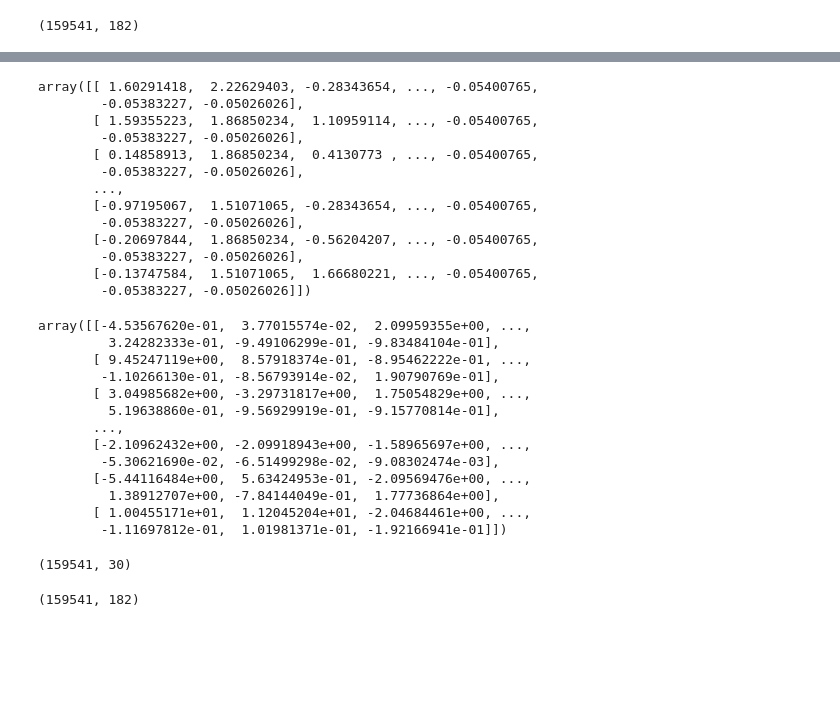
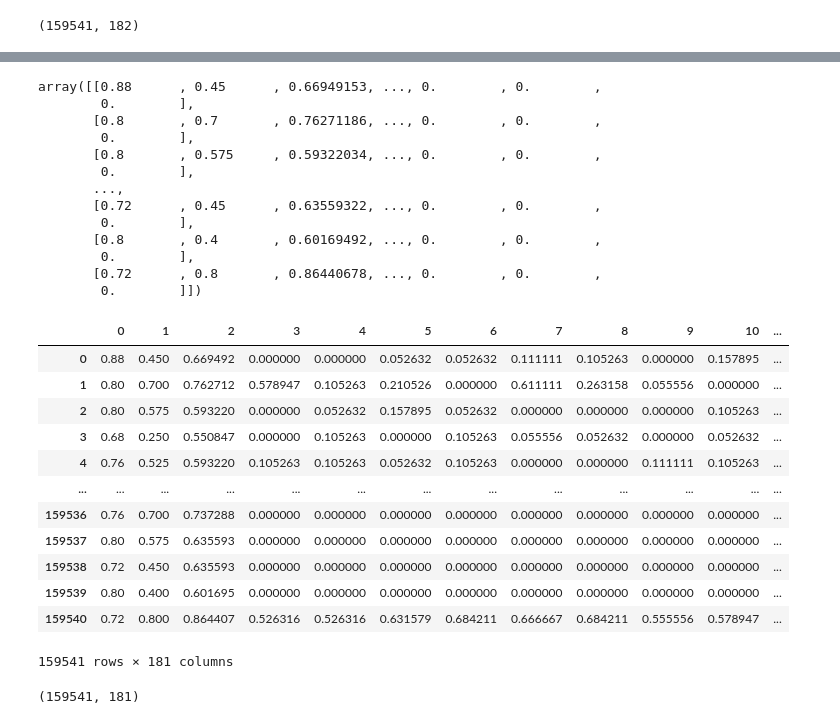
Before and after one commit to Anju123-ck/Dream-maker, a Jupyter notebook: DSA_B2_GROUP1_MAIN_PROJECT (2).ipynb, the cells around one changed output, grey strips where cells are left out. Drawn from its saved outputs; the diff is of its cells as text; code cells hidden in the pictures; blank space fills up the shorter version.

```diff
--- a/DSA_B2_GROUP1_MAIN_PROJECT (2).ipynb
+++ b/DSA_B2_GROUP1_MAIN_PROJECT (2).ipynb
@@ -664,30 +664,28 @@ data.describe()
 | 75% | 27.000000 | 185.000000 | 75.000000 | 3.000000 | 3.000000 | 3.000000 | 3.000000 | 3.000000 | ... |
 | max | 39.000000 | 200.000000 | 118.000000 | 20.000000 | 20.000000 | 20.000000 | 20.000000 | 19.000000 | ... |
 # %%
-from sklearn.preprocessing import LabelEncoder
-
-le=LabelEncoder()
-
-data['Name']=le.fit_transform(data['Name'])
+Name=data.Name.tolist()
+data=data.drop(['Name'],axis=1)
 # %%
-from sklearn.preprocessing import  StandardScaler
-scaler=StandardScaler()
-scaler.fit(data)
+from sklearn import preprocessing
 
-scaled_data=scaler.transform(data)
+x=data.values
+scaler=preprocessing.MinMaxScaler()
+x_scaled=scaler.fit_transform(x)
+x_norm=pd.DataFrame(x_scaled)
 # %%
-scaled_data
+x_scaled
 # %% [output]
-array([[ 1.60291418,  2.22629403, -0.28343654, ..., -0.05400765,
-        -0.05383227, -0.05026026],
-       [ 1.59355223,  1.86850234,  1.10959114, ..., -0.05400765,
-        -0.05383227, -0.05026026],
-       [ 0.14858913,  1.86850234,  0.4130773 , ..., -0.05400765,
-        -0.05383227, -0.05026026],
+array([[0.88      , 0.45      , 0.66949153, ..., 0.        , 0.        ,
+        0.        ],
+       [0.8       , 0.7       , 0.76271186, ..., 0.        , 0.        ,
+        0.        ],
+       [0.8       , 0.575     , 0.59322034, ..., 0.        , 0.        ,
+        0.        ],
        ...,
-       [-0.97195067,  1.51071065, -0.28343654, ..., -0.05400765,
-        -0.05383227, -0.05026026],
-       [-0.20697844,  1.86850234, -0.56204207, ..., -0.05400765,
-        -0.05383227, -0.05026026],
-       [-0.13747584,  1.51071065,  1.66680221, ..., -0.05400765,
-        -0.05383227, -0.05026026]])
+       [0.72      , 0.45      , 0.63559322, ..., 0.        , 0.        ,
+        0.        ],
+       [0.8       , 0.4       , 0.60169492, ..., 0.        , 0.        ,
+        0.        ],
+       [0.72      , 0.8       , 0.86440678, ..., 0.        , 0.        ,
+        0.        ]])
@@ -699,24 +692,20 @@ x_pca=pca.transform(scaled_data)
 # %%
-x_pca
+x_norm
 # %% [output]
+|  | 0 | 1 | 2 | 3 | 4 | 5 | 6 | 7 | 8 | 9 | 10 | ... |
+| 0 | 0.88 | 0.450 | 0.669492 | 0.000000 | 0.000000 | 0.052632 | 0.052632 | 0.111111 | 0.105263 | 0.000000 | 0.157895 | ... |
+| 1 | 0.80 | 0.700 | 0.762712 | 0.578947 | 0.105263 | 0.210526 | 0.000000 | 0.611111 | 0.263158 | 0.055556 | 0.000000 | ... |
+| 2 | 0.80 | 0.575 | 0.593220 | 0.000000 | 0.052632 | 0.157895 | 0.052632 | 0.000000 | 0.000000 | 0.000000 | 0.105263 | ... |
+| 3 | 0.68 | 0.250 | 0.550847 | 0.000000 | 0.105263 | 0.000000 | 0.105263 | 0.055556 | 0.052632 | 0.000000 | 0.052632 | ... |
+| 4 | 0.76 | 0.525 | 0.593220 | 0.105263 | 0.105263 | 0.052632 | 0.105263 | 0.000000 | 0.000000 | 0.111111 | 0.105263 | ... |
+| ... | ... | ... | ... | ... | ... | ... | ... | ... | ... | ... | ... | ... |
+| 159536 | 0.76 | 0.700 | 0.737288 | 0.000000 | 0.000000 | 0.000000 | 0.000000 | 0.000000 | 0.000000 | 0.000000 | 0.000000 | ... |
+| 159537 | 0.80 | 0.575 | 0.635593 | 0.000000 | 0.000000 | 0.000000 | 0.000000 | 0.000000 | 0.000000 | 0.000000 | 0.000000 | ... |
+| 159538 | 0.72 | 0.450 | 0.635593 | 0.000000 | 0.000000 | 0.000000 | 0.000000 | 0.000000 | 0.000000 | 0.000000 | 0.000000 | ... |
+| 159539 | 0.80 | 0.400 | 0.601695 | 0.000000 | 0.000000 | 0.000000 | 0.000000 | 0.000000 | 0.000000 | 0.000000 | 0.000000 | ... |
+| 159540 | 0.72 | 0.800 | 0.864407 | 0.526316 | 0.526316 | 0.631579 | 0.684211 | 0.666667 | 0.684211 | 0.555556 | 0.578947 | ... |
-array([[-4.53567620e-01,  3.77015574e-02,  2.09959355e+00, ...,
-         3.24282333e-01, -9.49106299e-01, -9.83484104e-01],
-       [ 9.45247119e+00,  8.57918374e-01, -8.95462222e-01, ...,
-        -1.10266130e-01, -8.56793914e-02,  1.90790769e-01],
-       [ 3.04985682e+00, -3.29731817e+00,  1.75054829e+00, ...,
-         5.19638860e-01, -9.56929919e-01, -9.15770814e-01],
-       ...,
-       [-2.10962432e+00, -2.09918943e+00, -1.58965697e+00, ...,
-        -5.30621690e-02, -6.51499298e-02, -9.08302474e-03],
-       [-5.44116484e+00,  5.63424953e-01, -2.09569476e+00, ...,
-         1.38912707e+00, -7.84144049e-01,  1.77736864e+00],
-       [ 1.00455171e+01,  1.12045204e+01, -2.04684461e+00, ...,
-        -1.11697812e-01,  1.01981371e-01, -1.92166941e-01]])
+159541 rows × 181 columns
-# %%
-x_pca.shape
-# %% [output]
-(159541, 30)
 # %%
-scaled_data.shape
+x_scaled.shape
 # %% [output]
-(159541, 182)
+(159541, 181)
```
Also changed, not shown: parts of 6 cells of this notebook.
